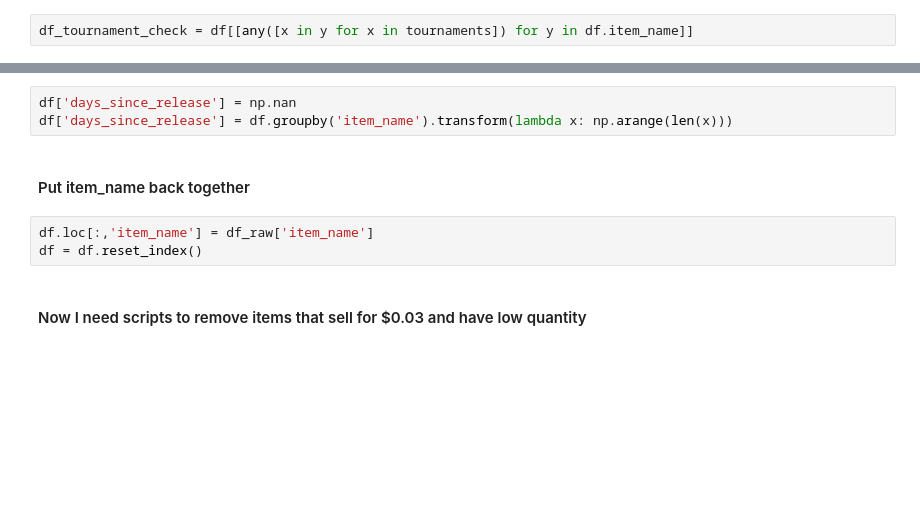
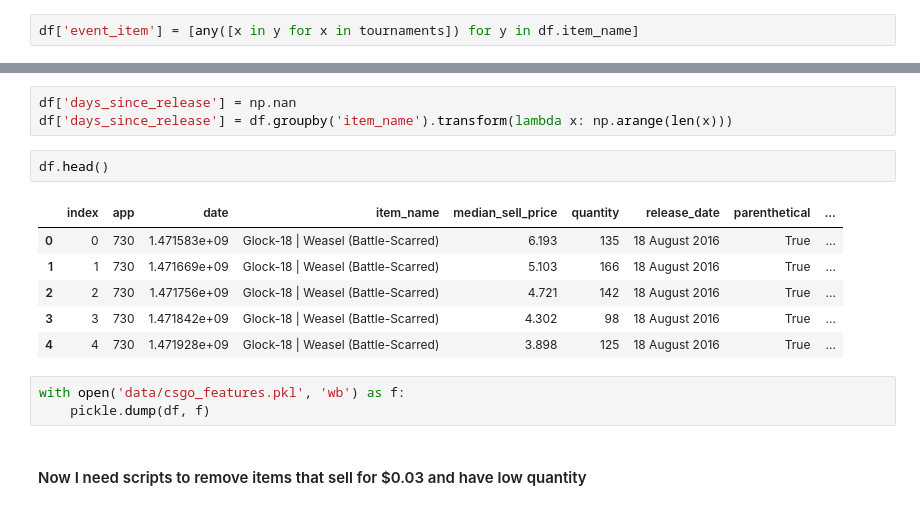
Before and after one commit to AkshayJ0shi/steam_anomaly_detection_capstone, a Jupyter notebook: csgo_features.ipynb, the cells around one changed output, grey strips where cells are left out. Cells and saved outputs as stored; diff of their text form; blank space fills up the shorter version.

```diff
--- a/csgo_features.ipynb
+++ b/csgo_features.ipynb
@@ -253,4 +244,4 @@ tournaments
  'DreamHack Winter 2014',
  'DreamHack Winter 2013']
 # %%
-df_tournament_check = df[[any([x in y for x in tournaments]) for y in df.item_name]]
+df['event_item'] = [any([x in y for x in tournaments]) for y in df.item_name]
@@ -288,10 +305,17 @@ for entry in releases:
 # %%
 df['days_since_release'] = np.nan
 df['days_since_release'] = df.groupby('item_name').transform(lambda x: np.arange(len(x)))
-# %% [markdown]
-#### Put item_name back together
-# %%
-df.loc[:,'item_name'] = df_raw['item_name']
-df = df.reset_index()
+# %%
+df.head()
+# %% [output]
+|  | index | app | date | item_name | median_sell_price | quantity | release_date | parenthetical | ... |
+| 0 | 0 | 730 | 1.471583e+09 | Glock-18 | Weasel (Battle-Scarred) | 6.193 | 135 | 18 August 2016 | True | ... |
+| 1 | 1 | 730 | 1.471669e+09 | Glock-18 | Weasel (Battle-Scarred) | 5.103 | 166 | 18 August 2016 | True | ... |
+| 2 | 2 | 730 | 1.471756e+09 | Glock-18 | Weasel (Battle-Scarred) | 4.721 | 142 | 18 August 2016 | True | ... |
+| 3 | 3 | 730 | 1.471842e+09 | Glock-18 | Weasel (Battle-Scarred) | 4.302 | 98 | 18 August 2016 | True | ... |
+| 4 | 4 | 730 | 1.471928e+09 | Glock-18 | Weasel (Battle-Scarred) | 3.898 | 125 | 18 August 2016 | True | ... |
+# %%
+with open('data/csgo_features.pkl', 'wb') as f:
+    pickle.dump(df, f)
 # %% [markdown]
 #### Now I need scripts to remove items that sell for $0.03 and have low quantity
```
Also changed, not shown: parts of 17 cells of this notebook.
